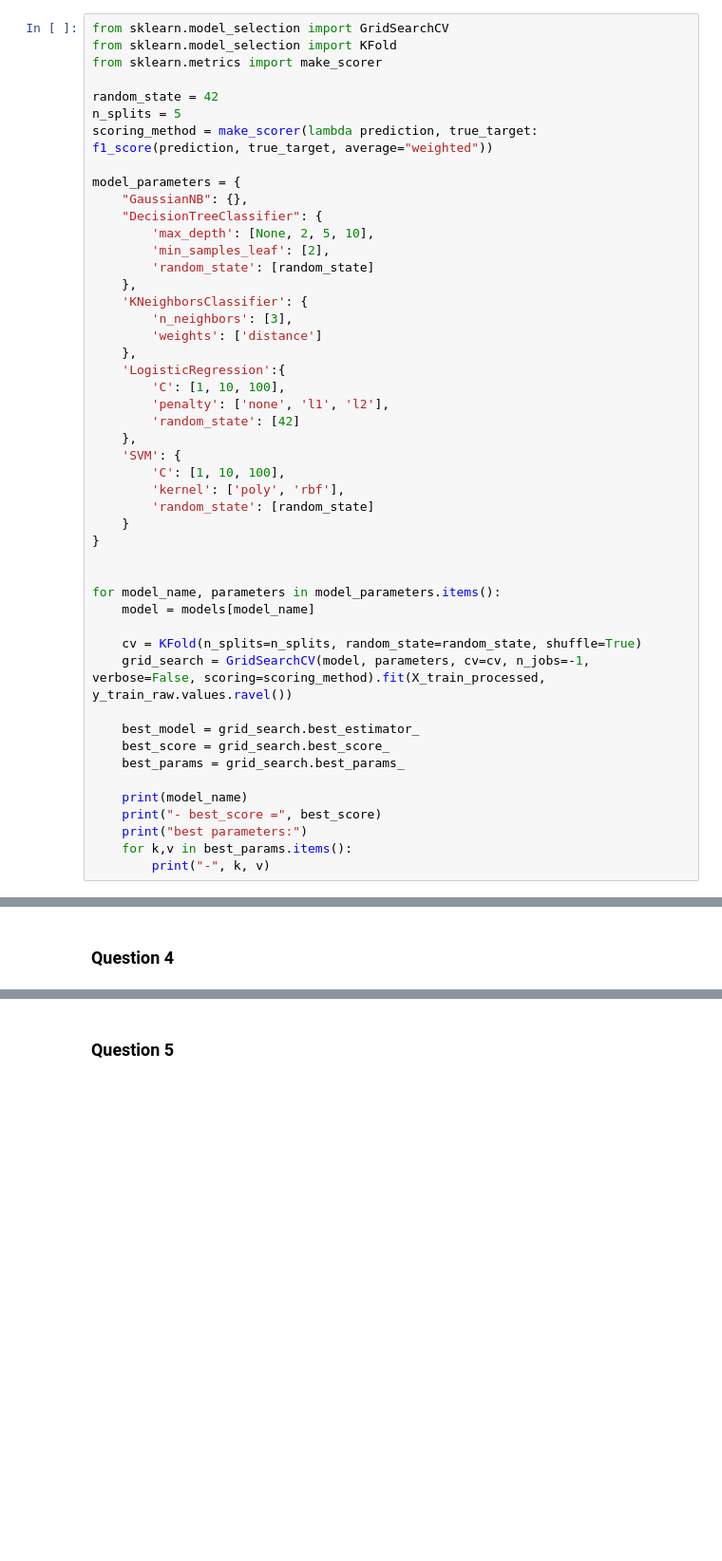
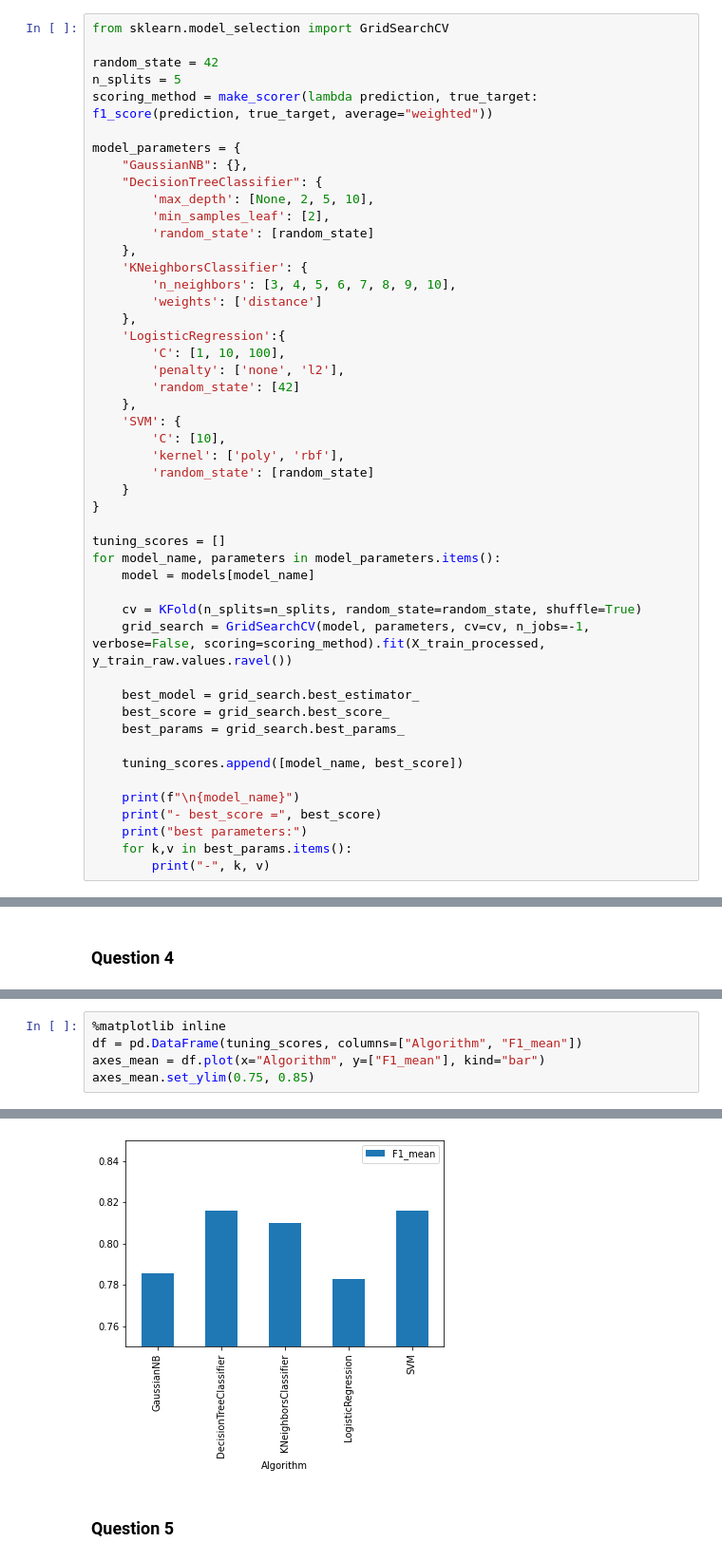
Before and after one commit to rkochar/MLAssignment, a Jupyter notebook: assignement/America Census/GROUP_problem_census.ipynb, the cells around one changed output, grey strips where cells are left out. Shown at 95% size. Cells and saved outputs as stored; diff of their text form; blank space fills up the shorter version.

```diff
--- a/assignement/America Census/GROUP_problem_census.ipynb
+++ b/assignement/America Census/GROUP_problem_census.ipynb
@@ -114,8 +135,6 @@ LogisticRegression, f1: 0.7861212920985352, acc: 0.8034398034398035
 ### Question 3
 # %%
 from sklearn.model_selection import GridSearchCV
-from sklearn.model_selection import KFold
-from sklearn.metrics import make_scorer
 
 random_state = 42
 n_splits = 5
@@ -129,22 +148,22 @@ model_parameters = {
         'random_state': [random_state]
     },
     'KNeighborsClassifier': {
-        'n_neighbors': [3],
+        'n_neighbors': [3, 4, 5, 6, 7, 8, 9, 10],
         'weights': ['distance']
     },
     'LogisticRegression':{
         'C': [1, 10, 100],
-        'penalty': ['none', 'l1', 'l2'],
+        'penalty': ['none', 'l2'],
         'random_state': [42]
     },
     'SVM': {
-        'C': [1, 10, 100],
+        'C': [10],
         'kernel': ['poly', 'rbf'],
         'random_state': [random_state]
     }
 }
 
-
+tuning_scores = []
 for model_name, parameters in model_parameters.items():
     model = models[model_name]
 
@@ -155,7 +174,9 @@ for model_name, parameters in model_parameters.items():
     best_score = grid_search.best_score_
     best_params = grid_search.best_params_
 
-    print(model_name)
+    tuning_scores.append([model_name, best_score])
+
+    print(f"\n{model_name}")
     print("- best_score =", best_score)
     print("best parameters:")
     for k,v in best_params.items():
@@ -166,0 +204,6 @@ for model_name, parameters in model_parameters.items():
+# %%
+%matplotlib inline
+df = pd.DataFrame(tuning_scores, columns=["Algorithm", "F1_mean"])
+axes_mean = df.plot(x="Algorithm", y=["F1_mean"], kind="bar")
+axes_mean.set_ylim(0.75, 0.85)
+# %% [output]
@@ -167,3 +211,4 @@ for model_name, parameters in model_parameters.items():
+[figure, added]
 # %% [markdown]
 ### Question 5
 # %%
```
Also changed, not shown: parts of 7 cells of this notebook.
